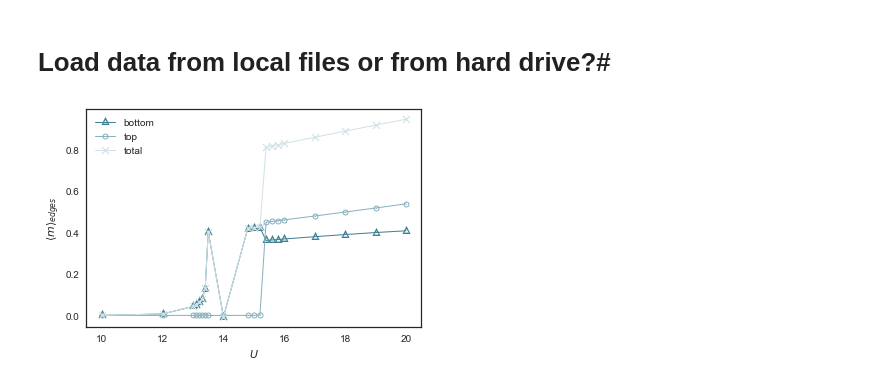
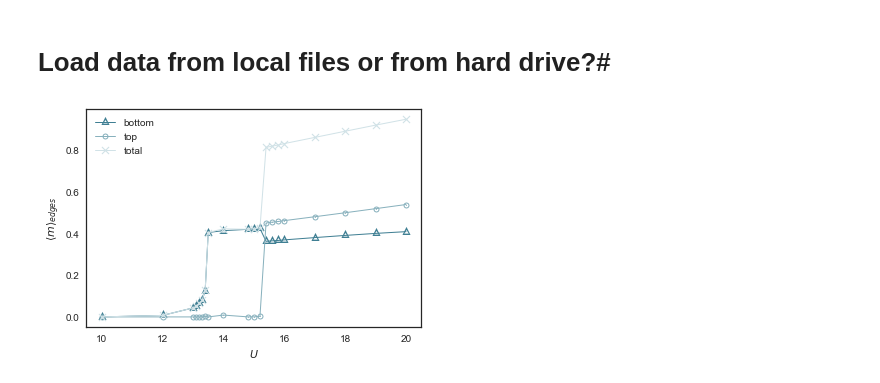
Before and after one commit to SriramanT/qmc_master_code, a Jupyter notebook: ANALYTICAL/src/tmdnr-phase-transition.ipynb, the cells around one changed output. Drawn from its saved outputs; the diff is of its cells as text; code cells hidden in the pictures.

```diff
--- a/ANALYTICAL/src/tmdnr-phase-transition.ipynb
+++ b/ANALYTICAL/src/tmdnr-phase-transition.ipynb
@@ -48,38 +48,33 @@ for mId, U in enumerate(Us):
         LOADSUBDIR = SAVEDIR + "Nx=" + str(Nx) +\
             "_Ny=" + str(Ny) + "_U=" + str(U) + "_beta=" + str(beta) + "/"
 
-        if U == 14:
-            LOADSUBDIR = SAVEDIR + "Nx=" + str(Nx) +\
-            "_Ny=" + str(Ny) + "_U=" + str(U) + "_beta="\
-            + str(beta) + '_initCond=3' + "/"
-
     else:
         SAVEDIR = "../plots/MeanFieldTMDnanoribbon/"
         LOADSUBDIR = SAVEDIR + "Nx=" + str(Nx) +\
             "_Ny=" + str(Ny) + "_U=" + str(U) + "_beta=" + str(beta) + "/"
 
 
 
     nUp = np.loadtxt(LOADSUBDIR + "nUp.txt")
     nDown = np.loadtxt(LOADSUBDIR + "nDown.txt")
 
     msBottom[mId] = nUp[0] - nDown[0] + nUp[1] - nDown[1] + nUp[2] - nDown[2]
     msTop[mId] = nUp[-1] - nDown[-1] + nUp[-2] - nDown[-2] + nUp[-3] - nDown[-3]
 
 SAVESUBDIR = "../plots/MeanFieldTMDnanoribbon/"
 if not os.path.exists(SAVESUBDIR):
     os.makedirs(SAVESUBDIR)
 
 
 plt.plot(Us, msBottom, linewidth = 1, marker = '^',\
          markeredgewidth = 5, markersize = 0.0001, label = 'bottom')
 plt.plot(Us, msTop, linewidth = 1, marker = 'o',\
          markeredgewidth = 5, markersize = 1, label = 'top')
 plt.plot(Us, msTop + msBottom, linewidth = 1, marker = 'x',\
          markeredgewidth = 10, markersize = 0.8, label = 'total')
 plt.xlabel(r'$U$')
 plt.ylabel(r'$\left\langle m \right\rangle_{edges}$')
 plt.legend()
 plt.savefig(SAVESUBDIR + "edge-mag.png", dpi = 600)
 # %% [output]
-[figure, old version]
+[figure, new version]
```
Also changed, not shown: 42 other files.
